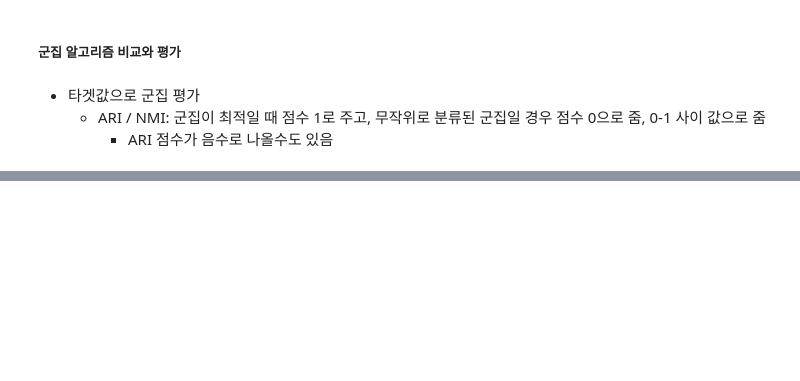
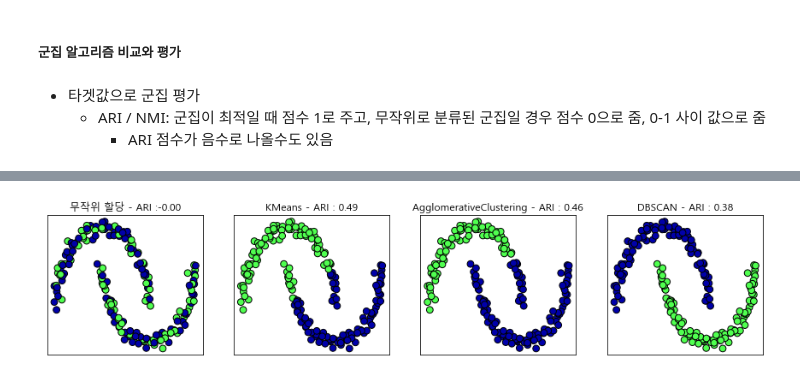
Before and after one commit to eeyeji/MachineLearning, a Jupyter notebook: 9일차/군집알고리즘 비교와 평가.ipynb, the cells around one changed output, grey strips where cells are left out. Cells and saved outputs as stored; diff of their text form; code cells hidden in the pictures; blank space fills up the shorter version.

```diff
--- a/9일차/군집알고리즘 비교와 평가.ipynb
+++ b/9일차/군집알고리즘 비교와 평가.ipynb
@@ -48,0 +75,17 @@ for ax, algorithm in zip(axes[1:], algorithms):
+# %%
+fig,axes =plt.subplots(1, 4, figsize=(15,3),  subplot_kw={'xticks':(), 'yticks':()})
+#군집분석 알고리즘들과 비교를 위해서 무작위로 클러스터 할당한 것
+random_state=np.random.RandomState(seed=0)
+random_clusters = random_state.randint(low=0, high=2, size=(len(x_scaled)))
+
+#무작위로 할당한 클러스터 그림
+axes[0].scatter(x_scaled[:,0], x_scaled[:,1], c=random_clusters,
+                cmap=mglearn.cm3, s=60, edgecolors='black')
+axes[0].set_title('무작위 할당 - ARI :{:.2f}'.format(silhouette_score(x_scaled, random_clusters)))
+
+for ax, algorithm in zip(axes[1:], algorithms):
+    clusters = algorithm.fit_predict(x_scaled)
+    ax.scatter(x_scaled[:,0], x_scaled[:,1], c=clusters, cmap=mglearn.cm3, s=60, edgecolors='black')
+    ax.set_title('{} - ARI : {:.2f}'.format(algorithm.__class__.__name__, silhouette_score(x_scaled, clusters)))
+# %% [output]
+[figure, added]
```
Also changed, not shown: parts of 7 cells of this notebook.
